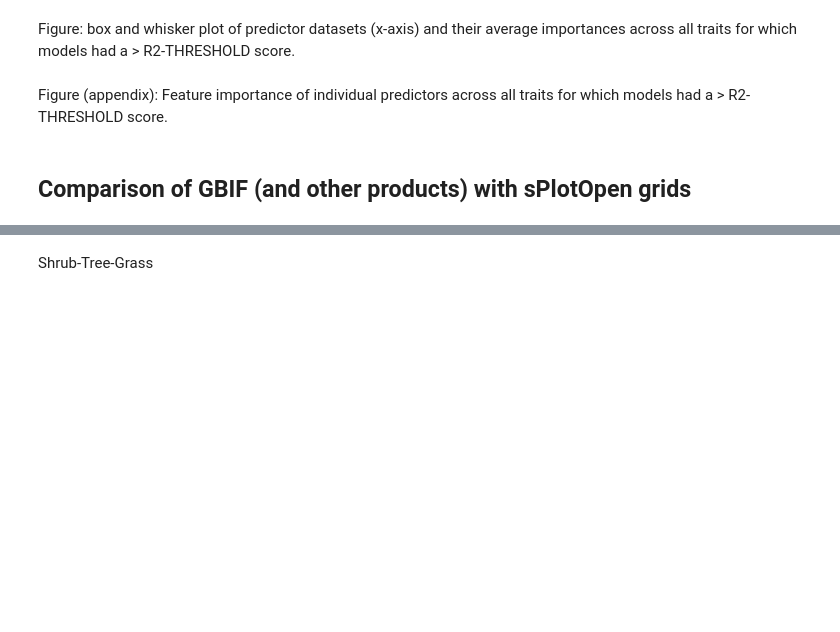
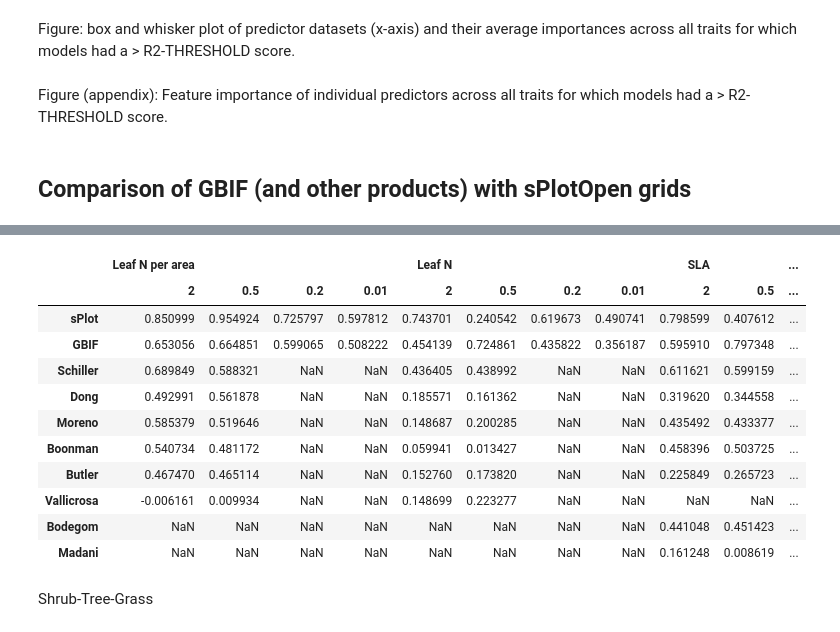
Before and after one commit to dluks/clim2traits, a Jupyter notebook: 4-ExploreResults.ipynb, the cells around one changed output, grey strips where cells are left out. Cells and saved outputs as stored; diff of their text form; code cells hidden in the pictures; blank space fills up the shorter version.

Commit message:
rewriting 3rd-party product correlations

```diff
--- a/4-ExploreResults.ipynb
+++ b/4-ExploreResults.ipynb
@@ -578,0 +463,28 @@ print(corr_table.to_markdown(floatfmt=".3f"))
+# %%
+from pathlib import Path
+
+prod_05_fns = Path("data/other-products/all-prods_stacks_sla-nit-nita_05D_2023-12-15").glob("*.nc")
+prod_2_fns = Path("data/other-products/all-prods_stacks_sla-nit-nita_2D_2023-12-15").glob("*.nc")
+
+prod_05_deg = [riox.open_rasterio(fn, masked=True) for fn in prod_05_fns]
+prod_2_deg = [riox.open_rasterio(fn, masked=True) for fn in prod_2_fns]
+
+trait_product_mapping = {
+    50: "_nita_",
+    14: "_nit_",
+    11: "_sla_",
+}
+
+product_names = sorted(set([str(dv) for prod in prod_05_deg for dv in prod.data_vars]))
+
+with open("./trait_mapping.json", "r", encoding="utf-8") as f:
+    trait_mapping = json.load(f)
+
+traits = [trait_mapping[str(trait_id)]["short"] for trait_id in trait_product_mapping.keys()]
+
+mi_columns = pd.MultiIndex.from_product(
+        [traits, ["2", "0.5", "0.2", "0.01"]]
+    )
+
+rows = pd.Index(product_names)
+product_df = pd.DataFrame(index=rows, columns=mi_columns)
@@ -587,0 +576,5 @@ corr_table.round(2)
+# %%
+idx = pd.IndexSlice
+gbif_splot_corr = corr_table.loc[idx[[f"X{trait_id}" for trait_id in trait_product_mapping.keys()], "Shrub-Tree-Grass"], :]
+gbif_splot_corr.index = gbif_splot_corr.index.droplevel(1)
+gbif_splot_corr
@@ -588,3 +588,28 @@ corr_table.round(2)
+# %%
+for row in gbif_splot_corr.iterrows():
+    trait_id = row[0].split("X")[-1]
+    trait_name = trait_mapping[trait_id]["short"]
+    sub_df = row[1].reset_index()
+    for sub_row in sub_df.iterrows():
+        res = sub_row[1]["Resolution"]
+        train_set = sub_row[1]["Training data"]
+        corr = sub_row[1][-1]
+        product_df.loc[train_set, (trait_name, res)] = corr
+# %%
+product_df.sort_values(by=[("Leaf N per area", "0.5")], ascending=False)
+# %% [output]
+|  | Leaf N per area |  |  |  | Leaf N |  |  |  | SLA |  | ... |
+|  | 2 | 0.5 | 0.2 | 0.01 | 2 | 0.5 | 0.2 | 0.01 | 2 | 0.5 | ... |
+| sPlot | 0.850999 | 0.954924 | 0.725797 | 0.597812 | 0.743701 | 0.240542 | 0.619673 | 0.490741 | 0.798599 | 0.407612 | ... |
+| GBIF | 0.653056 | 0.664851 | 0.599065 | 0.508222 | 0.454139 | 0.724861 | 0.435822 | 0.356187 | 0.595910 | 0.797348 | ... |
+| Schiller | 0.689849 | 0.588321 | NaN | NaN | 0.436405 | 0.438992 | NaN | NaN | 0.611621 | 0.599159 | ... |
+| Dong | 0.492991 | 0.561878 | NaN | NaN | 0.185571 | 0.161362 | NaN | NaN | 0.319620 | 0.344558 | ... |
+| Moreno | 0.585379 | 0.519646 | NaN | NaN | 0.148687 | 0.200285 | NaN | NaN | 0.435492 | 0.433377 | ... |
+| Boonman | 0.540734 | 0.481172 | NaN | NaN | 0.059941 | 0.013427 | NaN | NaN | 0.458396 | 0.503725 | ... |
+| Butler | 0.467470 | 0.465114 | NaN | NaN | 0.152760 | 0.173820 | NaN | NaN | 0.225849 | 0.265723 | ... |
+| Vallicrosa | -0.006161 | 0.009934 | NaN | NaN | 0.148699 | 0.223277 | NaN | NaN | NaN | NaN | ... |
+| Bodegom | NaN | NaN | NaN | NaN | NaN | NaN | NaN | NaN | 0.441048 | 0.451423 | ... |
+| Madani | NaN | NaN | NaN | NaN | NaN | NaN | NaN | NaN | 0.161248 | 0.008619 | ... |
 # %% [markdown]
 Shrub-Tree-Grass
 # %%
```
Also changed, not shown: parts of 24 cells of this notebook.
